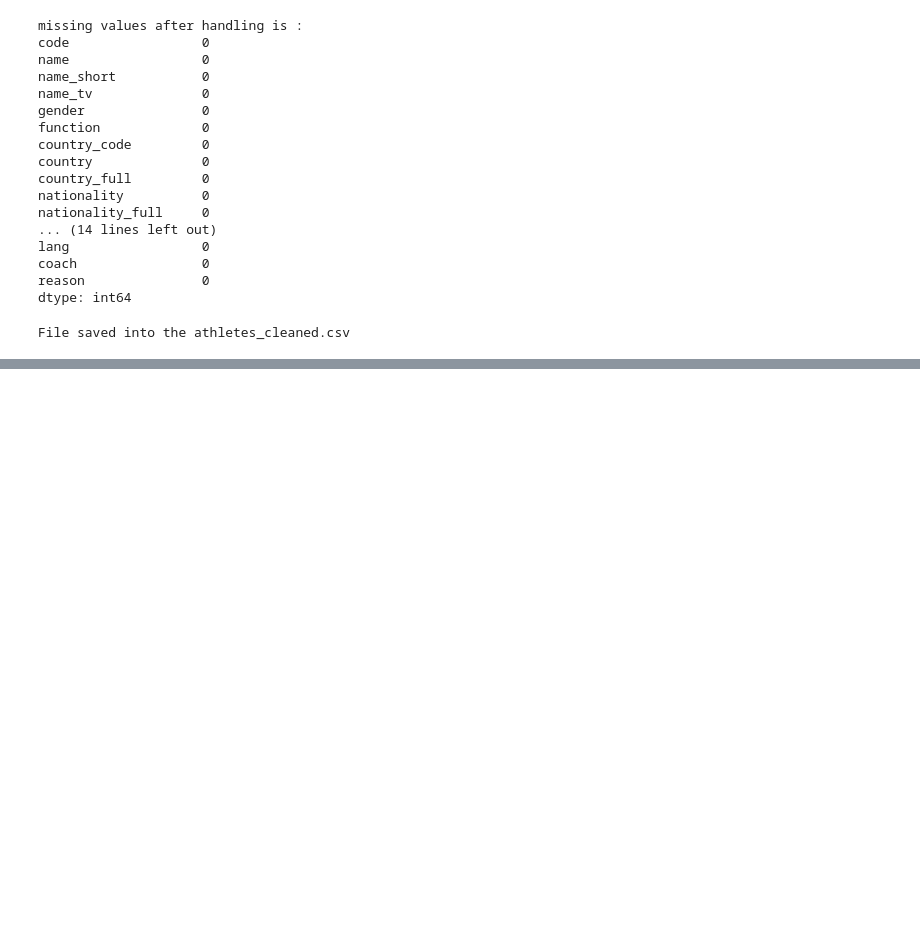
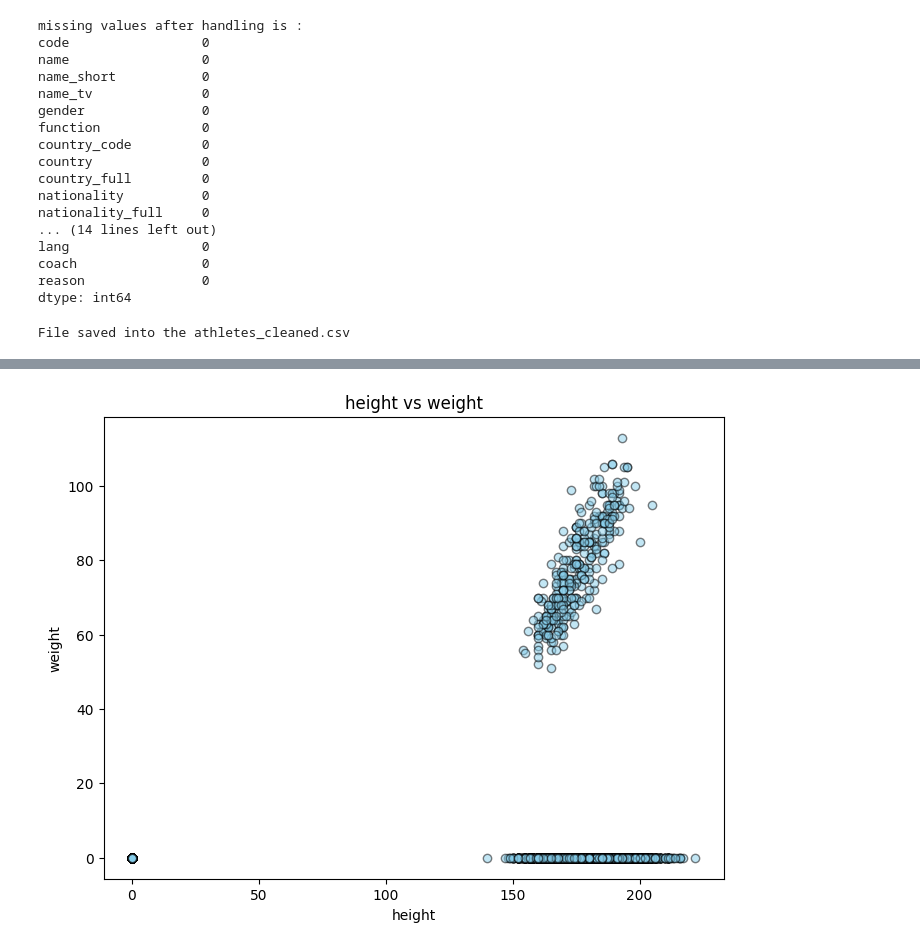
Before and after one commit to Saswankar1/IBM_DataSci, a Jupyter notebook: Class1/handling_null.ipynb, the cells around one changed output, grey strips where cells are left out. Saved outputs shown, nothing was run; the diff lists cells and outputs as text; code cells hidden in the pictures; blank space fills up the shorter version.

```diff
--- a/Class1/handling_null.ipynb
+++ b/Class1/handling_null.ipynb
@@ -220,0 +255,11 @@ File saved into the athletes_cleaned.csv
+# %%
+plt.figure(figsize = (8,6))
+plt.scatter(df['height'], df['weight'], c = 'skyblue', edgecolor = 'k', alpha = 0.5)
+# alpha -> to control the transparency
+# k -> black color
+plt.title('height vs weight')
+plt.xlabel('height')
+plt.ylabel('weight')
+plt.show()
+# %% [output]
+[figure, added]
```
Also changed, not shown: parts of 12 cells of this notebook.
